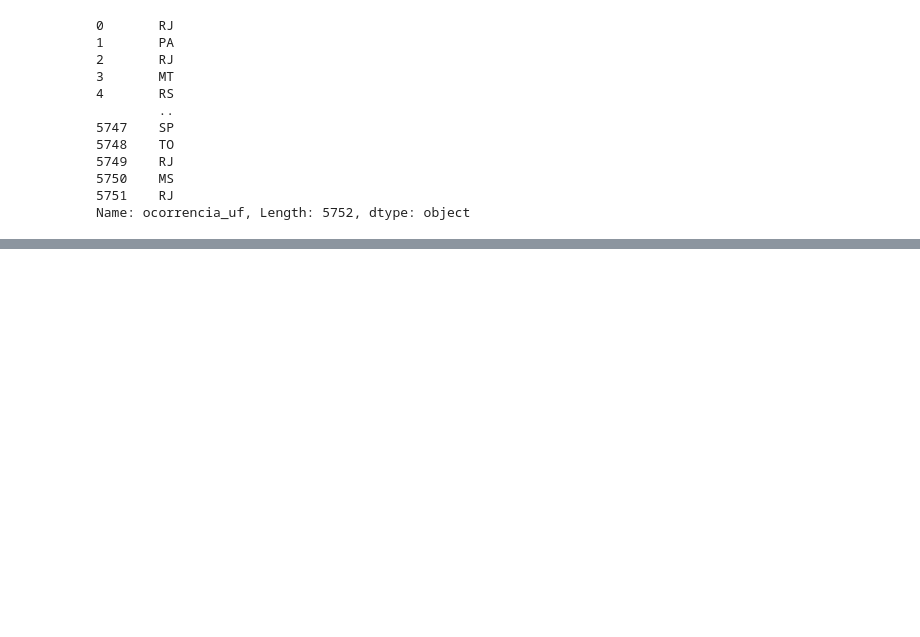
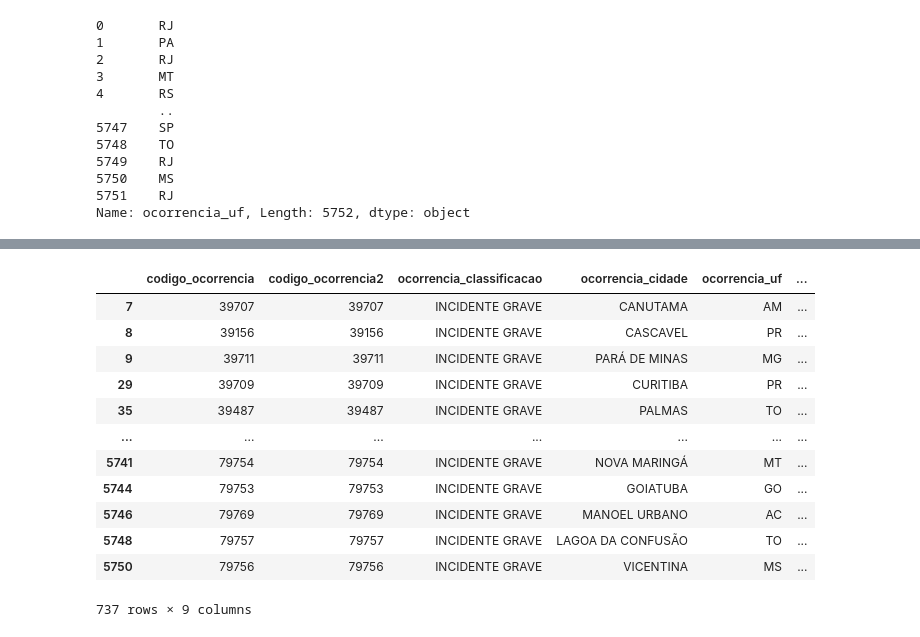
Before and after one commit to jpablolima/etl-python, a Jupyter notebook: transformacao_de_dados.ipynb, the cells around one changed output, grey strips where cells are left out. Saved outputs shown, nothing was run; the diff lists cells and outputs as text; code cells hidden in the pictures; blank space fills up the shorter version.

Commit message:
transformação de dados e busca por ocorrências e  com classificação

```diff
--- a/transformacao_de_dados.ipynb
+++ b/transformacao_de_dados.ipynb
@@ -120,0 +223,18 @@ Name: ocorrencia_uf, Length: 5752, dtype: object
+# %%
+# Todas ocorrências com classificação == INCIDENTE GRAVE
+filtro = df.ocorrencia_classificacao == 'INCIDENTE GRAVE'
+df.loc[filtro]
+# %% [output]
+|  | codigo_ocorrencia | codigo_ocorrencia2 | ocorrencia_classificacao | ocorrencia_cidade | ocorrencia_uf | ... |
+| 7 | 39707 | 39707 | INCIDENTE GRAVE | CANUTAMA | AM | ... |
+| 8 | 39156 | 39156 | INCIDENTE GRAVE | CASCAVEL | PR | ... |
+| 9 | 39711 | 39711 | INCIDENTE GRAVE | PARÁ DE MINAS | MG | ... |
+| 29 | 39709 | 39709 | INCIDENTE GRAVE | CURITIBA | PR | ... |
+| 35 | 39487 | 39487 | INCIDENTE GRAVE | PALMAS | TO | ... |
+| ... | ... | ... | ... | ... | ... | ... |
+| 5741 | 79754 | 79754 | INCIDENTE GRAVE | NOVA MARINGÁ | MT | ... |
+| 5744 | 79753 | 79753 | INCIDENTE GRAVE | GOIATUBA | GO | ... |
+| 5746 | 79769 | 79769 | INCIDENTE GRAVE | MANOEL URBANO | AC | ... |
+| 5748 | 79757 | 79757 | INCIDENTE GRAVE | LAGOA DA CONFUSÃO | TO | ... |
+| 5750 | 79756 | 79756 | INCIDENTE GRAVE | VICENTINA | MS | ... |
+737 rows × 9 columns
```
Also changed, not shown: parts of 7 cells of this notebook.
